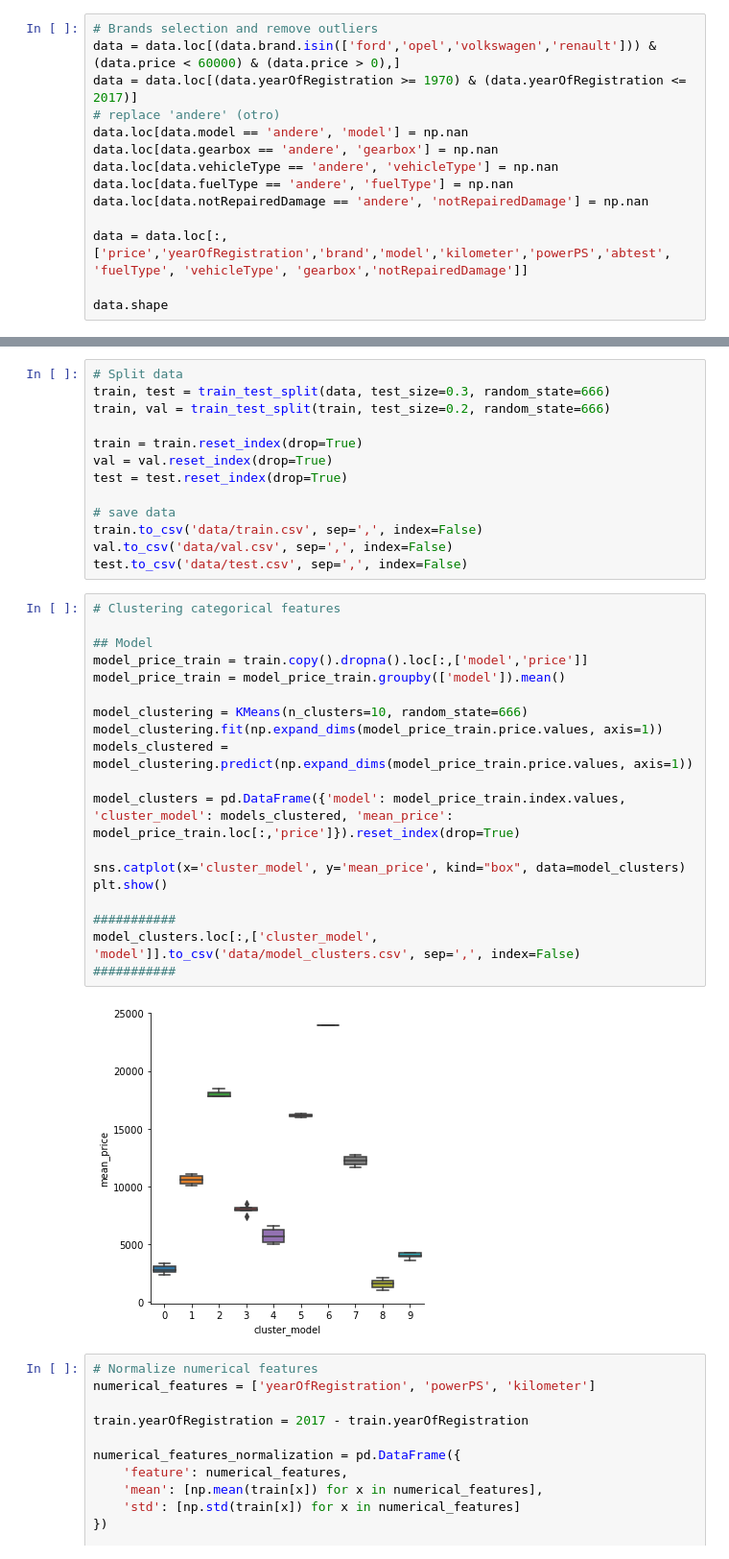
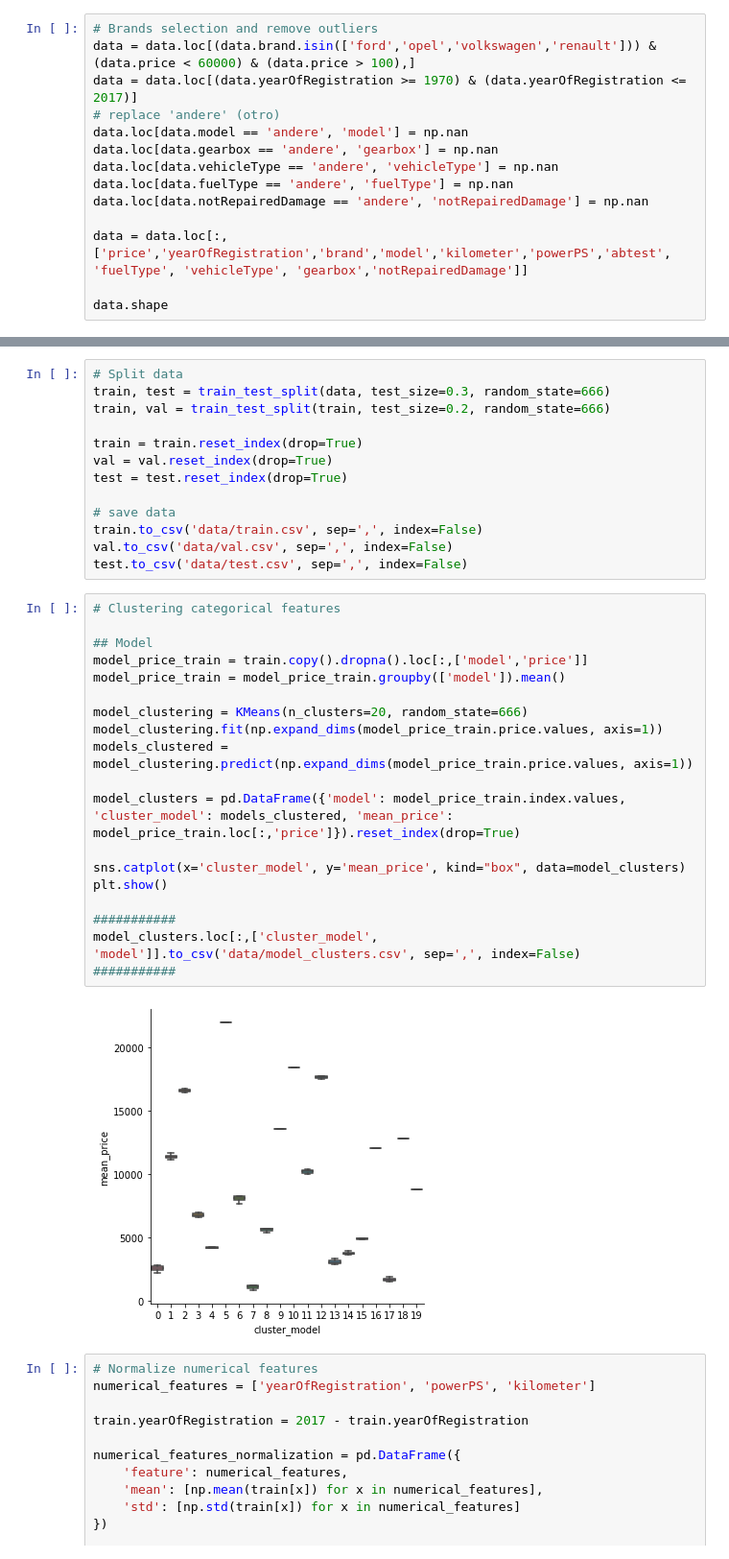
Before and after one commit to mibanell/cars, a Jupyter notebook: preprocess_tf.ipynb, the cells around one changed output, grey strips where cells are left out. Shown: that part at 96% size. Drawn from its saved outputs; the diff is of its cells as text.

```diff
--- a/preprocess_tf.ipynb
+++ b/preprocess_tf.ipynb
@@ -15,7 +15,7 @@ import seaborn as sns
 data = pd.read_csv('data/autos.csv', encoding='cp1252', index_col=None)
 # %%
 # Brands selection and remove outliers
-data = data.loc[(data.brand.isin(['ford','opel','volkswagen','renault'])) & (data.price < 60000) & (data.price > 0),]
+data = data.loc[(data.brand.isin(['ford','opel','volkswagen','renault'])) & (data.price < 60000) & (data.price > 100),]
 data = data.loc[(data.yearOfRegistration >= 1970) & (data.yearOfRegistration <= 2017)]
 # replace 'andere' (otro)
 data.loc[data.model == 'andere', 'model'] = np.nan
@@ -45,24 +45,24 @@ test.to_csv('data/test.csv', sep=',', index=False)
 # %%
 # Clustering categorical features
 
 ## Model
 model_price_train = train.copy().dropna().loc[:,['model','price']]
 model_price_train = model_price_train.groupby(['model']).mean()
 
-model_clustering = KMeans(n_clusters=10, random_state=666)
+model_clustering = KMeans(n_clusters=20, random_state=666)
 model_clustering.fit(np.expand_dims(model_price_train.price.values, axis=1))
 models_clustered = model_clustering.predict(np.expand_dims(model_price_train.price.values, axis=1))
 
 model_clusters = pd.DataFrame({'model': model_price_train.index.values, 'cluster_model': models_clustered, 'mean_price': model_price_train.loc[:,'price']}).reset_index(drop=True)
 
 sns.catplot(x='cluster_model', y='mean_price', kind="box", data=model_clusters)
 plt.show()
 
 ###########
 model_clusters.loc[:,['cluster_model', 'model']].to_csv('data/model_clusters.csv', sep=',', index=False)
 ###########
 # %% [output]
-[figure, old version]
+[figure, new version]
 # %%
 # Normalize numerical features
 numerical_features = ['yearOfRegistration', 'powerPS', 'kilometer']
```
Also changed, not shown: parts of 1 cell of this notebook, 9 other files.
